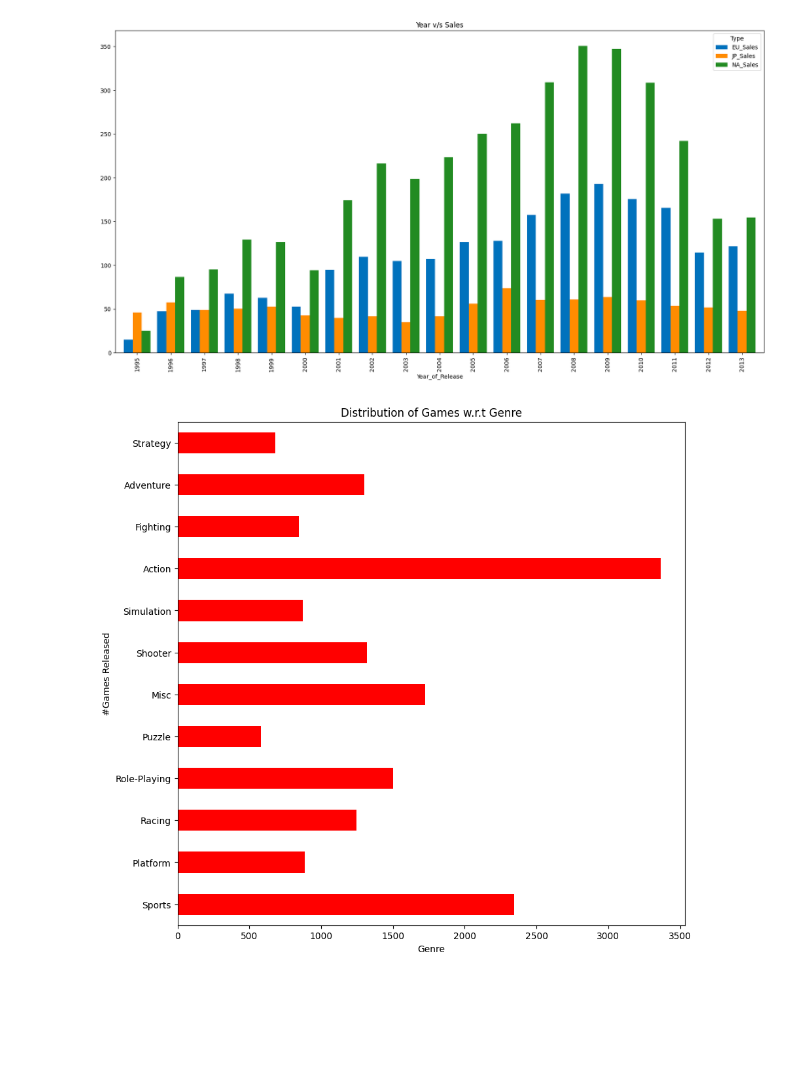
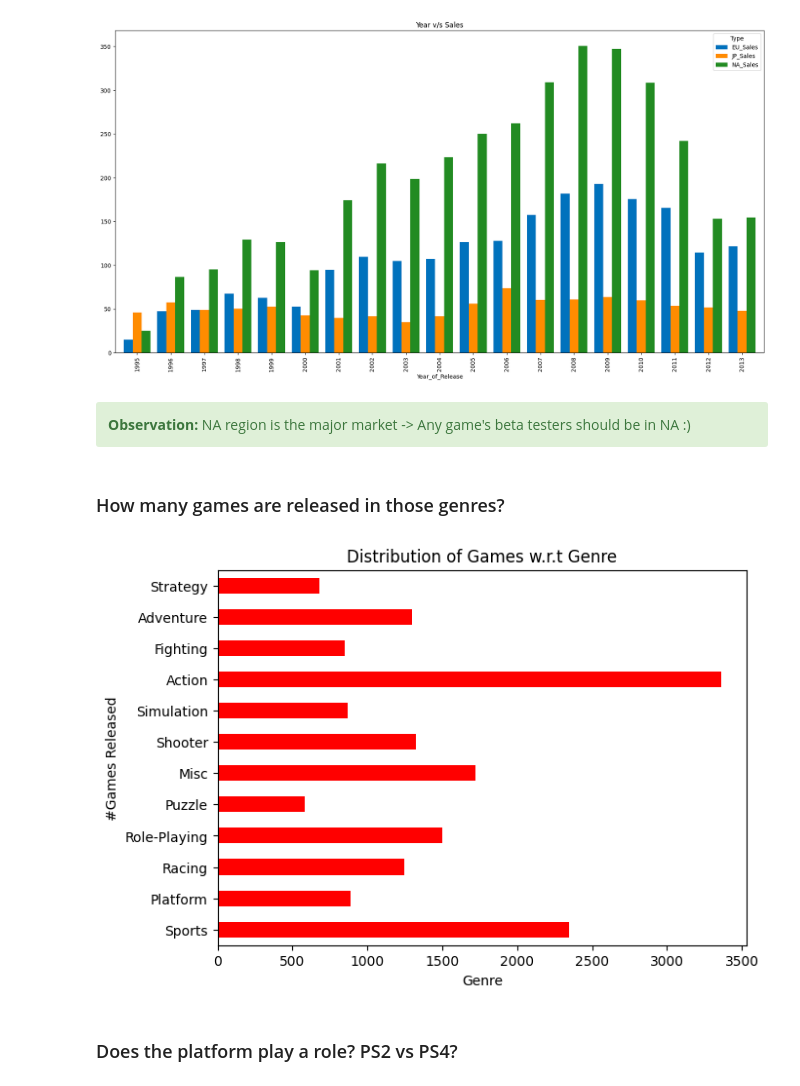
Before and after one commit to Krishnaveni004/video-game-sales-analysis, a Jupyter notebook: Video Game Sales Prediction.ipynb, the cells around one changed output. Cells and saved outputs as stored; diff of their text form; code cells hidden in the pictures; blank space fills up the shorter version.

```diff
--- a/Video Game Sales Prediction.ipynb
+++ b/Video Game Sales Prediction.ipynb
@@ -196,9 +230,7 @@ cleaned_data.Year_of_Release.isna().sum()
 # %% [output]
 0
 # %%
-cleaned_data.Critic_Score.fillna(cleaned_data.Critic_Score.median(), inplace=True)
-cleaned_data.User_Score.fillna(cleaned_data.User_Score.median(), inplace=True)
-
+cleaned_data.Critic_Score.fillna(cleaned_data.Critic_Score.min(), inplace=True)
 
 cleaned_data.User_Score = cleaned_data.User_Score.astype('float64')
 cleaned_data.User_Score.fillna(cleaned_data.User_Score.min(), inplace=True)
@@ -292,14 +410,22 @@ plt.title('Year v/s Sales')
 plt.show()
 # %% [output]
 [figure]
+# %% [markdown]
+<div class="alert alert-block alert-success">
+<b>Observation:</b> NA region is the major market -> Any game's beta testers should be in NA :)
+</div>
+# %% [markdown]
+### How many games are released in those genres?
 # %%
-fig, ax = plt.subplots(figsize=(10,10))
+fig, ax = plt.subplots(figsize=(7, 5))
 cleaned_data.Genre.value_counts(sort=False).plot(kind='barh', color='red')
 plt.xlabel('Genre')
 plt.ylabel('#Games Released')
 plt.title('Distribution of Games w.r.t Genre')
 
 plt.show()
 # %% [output]
-[figure, old version]
+[figure, new version]
+# %% [markdown]
+### Does the platform play a role? PS2 vs PS4?
 # %%
```
Also changed, not shown: parts of 76 cells of this notebook.
